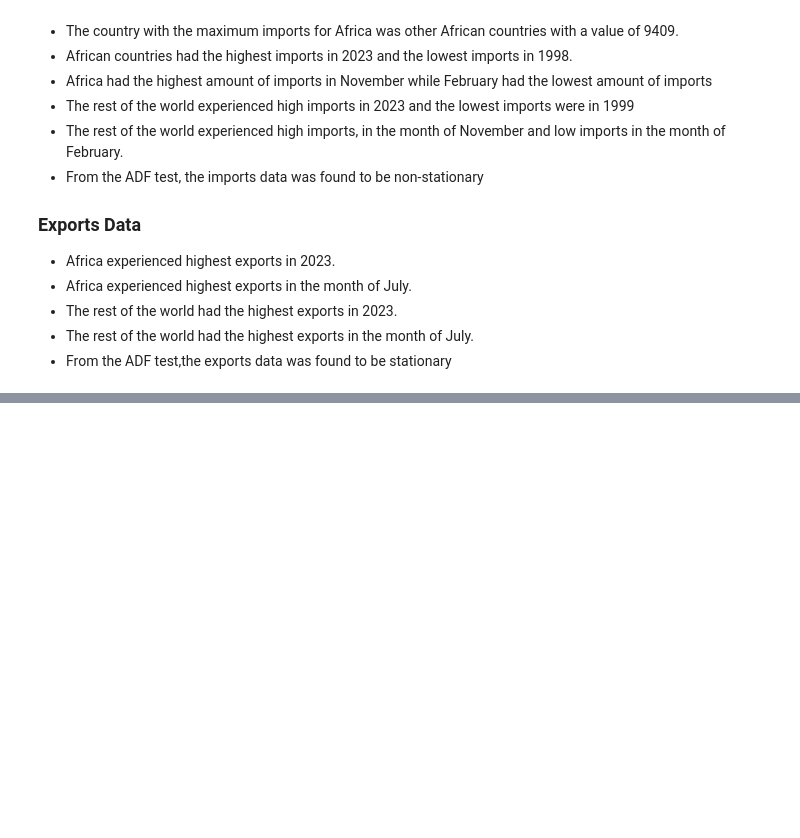
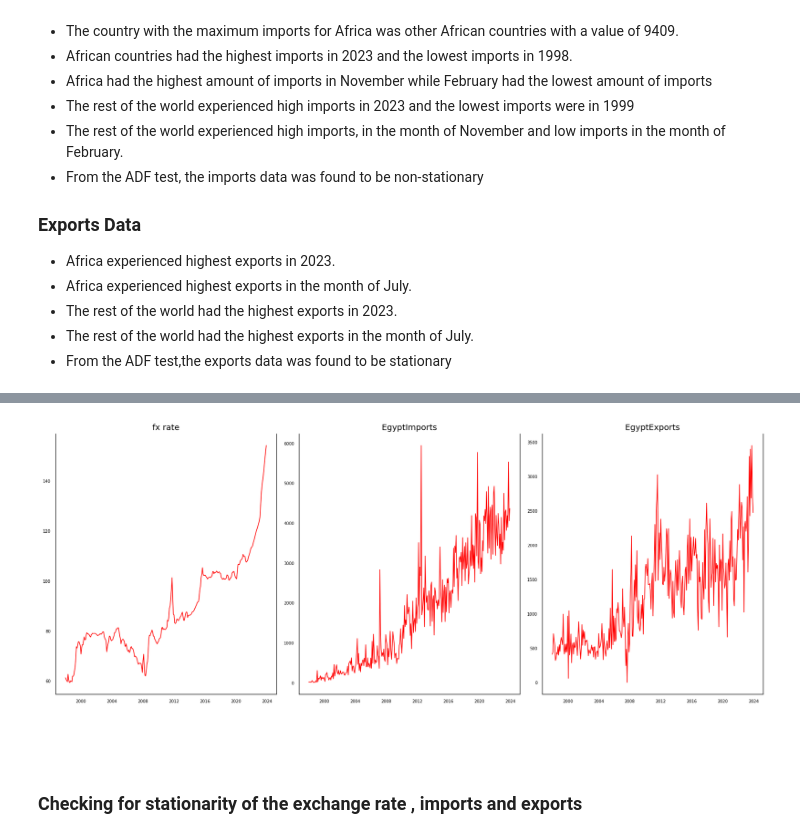
Before and after one commit to Lorraine254/TimeSeriesAnalysis1, a Jupyter notebook: Analysis.ipynb, the cells around one changed output, grey strips where cells are left out. Drawn from its saved outputs; the diff is of its cells as text; code cells hidden in the pictures; blank space fills up the shorter version.

```diff
--- a/Analysis.ipynb
+++ b/Analysis.ipynb
@@ -832,0 +911,10 @@ Reject the null hypothesis; the time series is stationary.
+# %%
+# Convert 'Year' and 'Month' to datetime
+egypt['Date'] = pd.to_datetime(egypt[['Year', 'Month']].assign(DAY=1))
+
+# Drop the original 'Year' and 'Month' columns
+egypt = egypt.drop(['Year', 'Month'], axis=1)
+
+# Reorder columns if needed
+egypt = egypt[['Date', 'fx rate', 'EgyptImports', 'EgyptExports']]
+egypt
@@ -832,0 +935,2 @@ Reject the null hypothesis; the time series is stationary.
+# %%
+egypt=egypt.set_index('Date')
@@ -832,0 +948,19 @@ Reject the null hypothesis; the time series is stationary.
+# %%
+fig, axes = plt.subplots(nrows=1, ncols=3, dpi=120, figsize=(15,6))
+for i, ax in enumerate(axes.flatten()):
+    data = egypt[egypt.columns[i]]
+    ax.plot(data, color='red', linewidth=1)
+    # Decorations
+    ax.set_title(egypt.columns[i])
+    ax.xaxis.set_ticks_position('none')
+    ax.yaxis.set_ticks_position('none')
+    ax.spines["top"].set_alpha(0)
+    ax.tick_params(labelsize=6)
+
+plt.tight_layout();
+# %% [output]
+[figure, added]
+# %% [markdown]
+###
+# %% [markdown]
+### Checking for stationarity of the exchange rate , imports and exports
```
Also changed, not shown: parts of 74 cells of this notebook.
